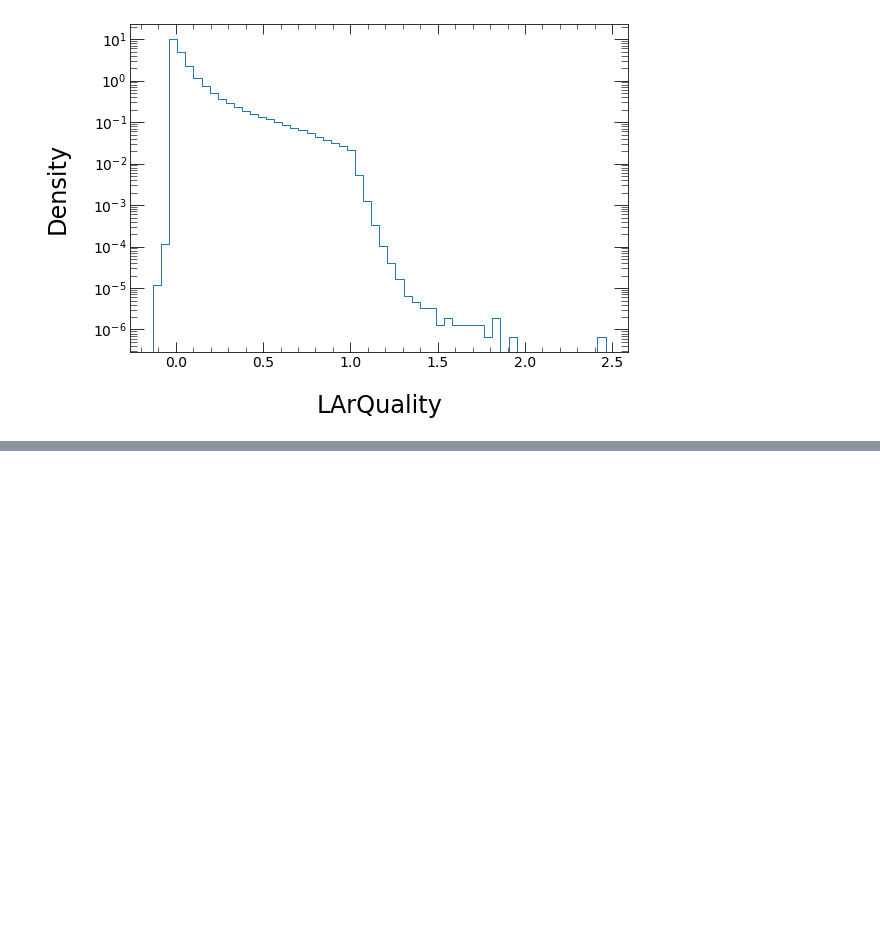
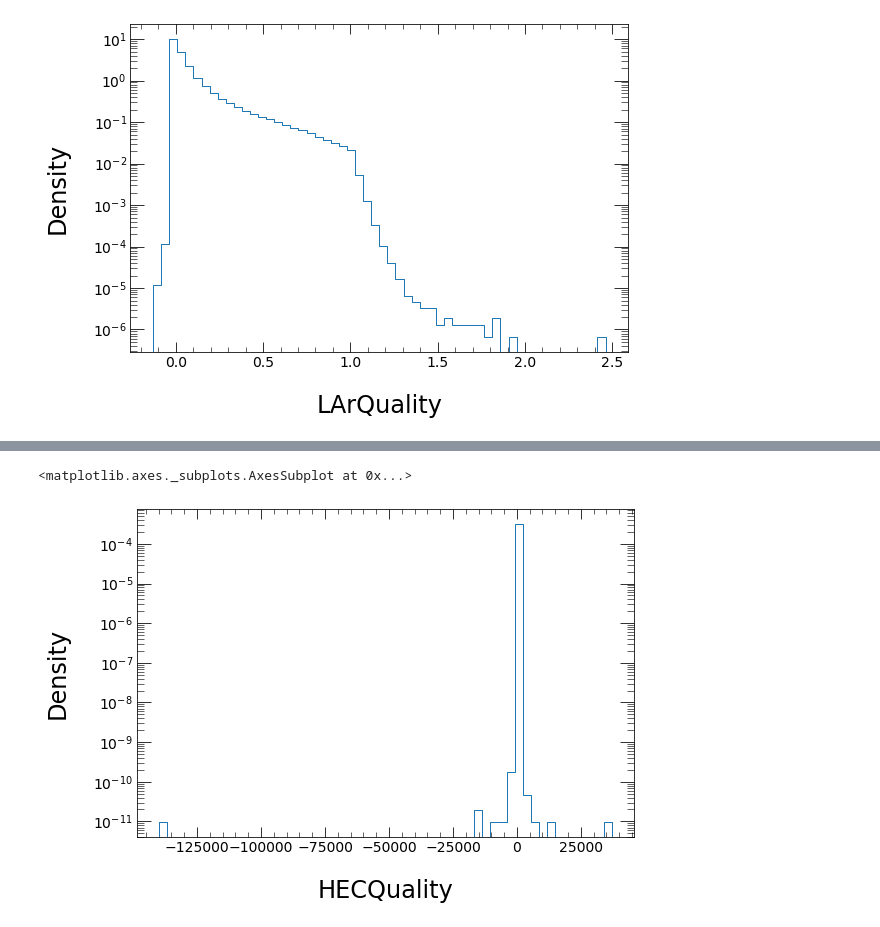
Before and after one commit to matthewfeickert/ServiceX-exploration, a Jupyter notebook: notebooks/jet-cleaning-test.ipynb, the cells around one changed output, grey strips where cells are left out. Cells and saved outputs as stored; diff of their text form; code cells hidden in the pictures; blank space fills up the shorter version.

```diff
--- a/notebooks/jet-cleaning-test.ipynb
+++ b/notebooks/jet-cleaning-test.ipynb
@@ -107,0 +129,16 @@ findfont: Font family ['sans-serif'] not found. Falling back to DejaVu Sans.
+# %%
+hist_HECQuality = heputils.convert.numpy_to_hist(
+    *np.histogram(query.HECQuality, bins=_bins)
+)
+
+fig, ax = plt.subplots()
+quick_plot(
+    hist_HECQuality,
+    xlabel="HECQuality",
+    ylabel="Density",
+    density=True,
+    ax=ax,
+)
+# %% [output]
+<matplotlib.axes._subplots.AxesSubplot at 0x...>
+[figure, added]
```
Also changed, not shown: parts of 5 cells of this notebook.
